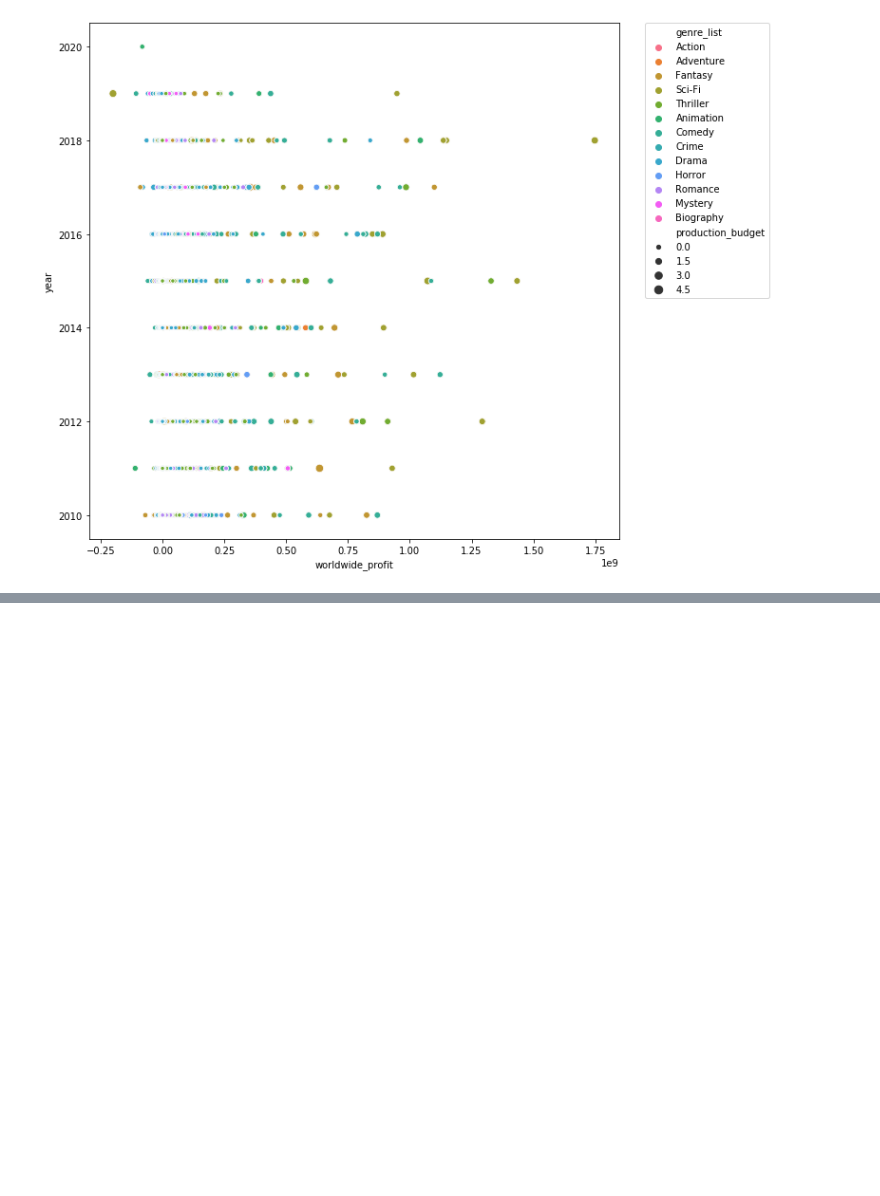
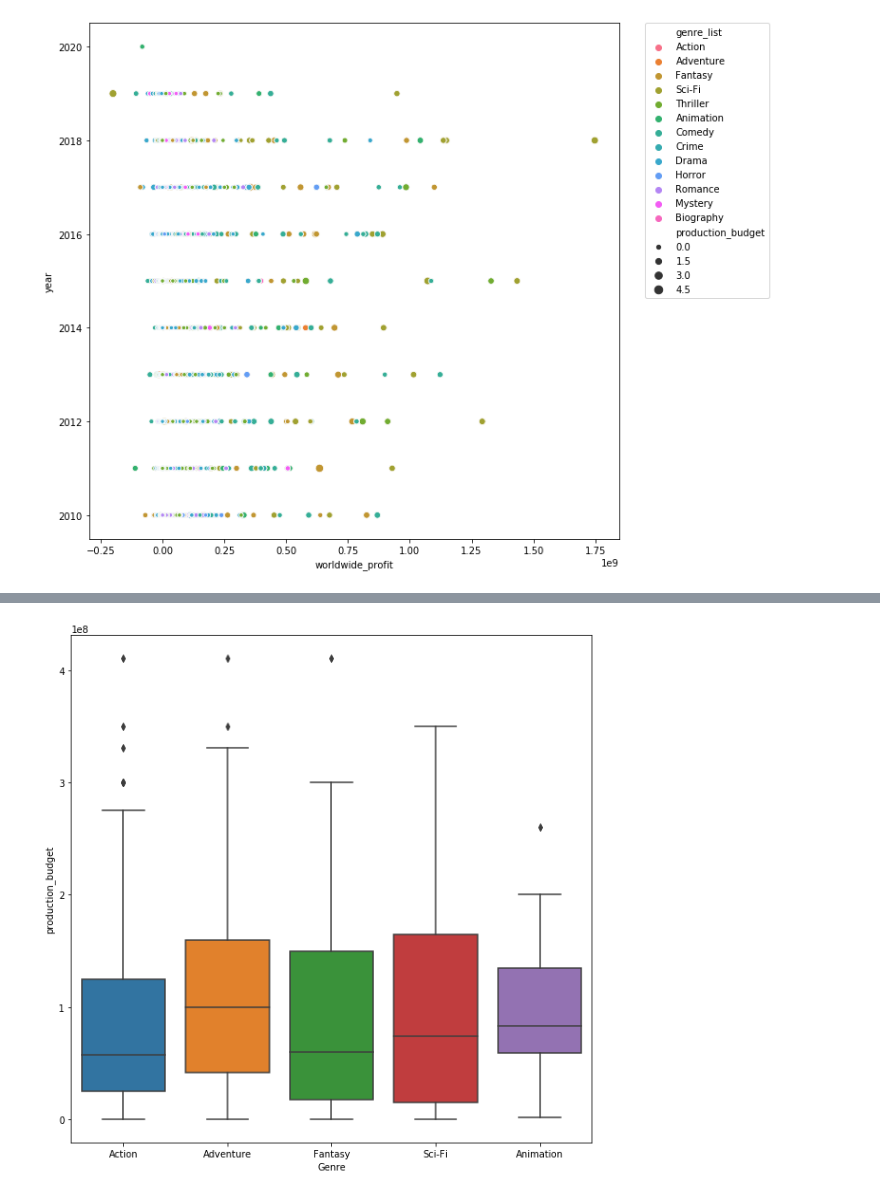
Before and after one commit to jmillerbrooks/mod_1_git_lab, a Jupyter notebook: Bubble_viz.ipynb, the cells around one changed output, grey strips where cells are left out. Drawn from its saved outputs; the diff is of its cells as text; code cells hidden in the pictures; blank space fills up the shorter version.

```diff
--- a/Bubble_viz.ipynb
+++ b/Bubble_viz.ipynb
@@ -52,0 +121,9 @@ plt.show()
+# %%
+fig = plt.figure(figsize=(10, 10))
+box = sns.boxplot(x="genre_list", y="production_budget", data=top_five)
+box.set_xlabel('Genre')
+plt.show()
+
+fig.savefig('top_five_genres_budget_boxplot.png')
+# %% [output]
+[figure, added]
```
Also changed, not shown: parts of 12 cells of this notebook, 2 other files.
